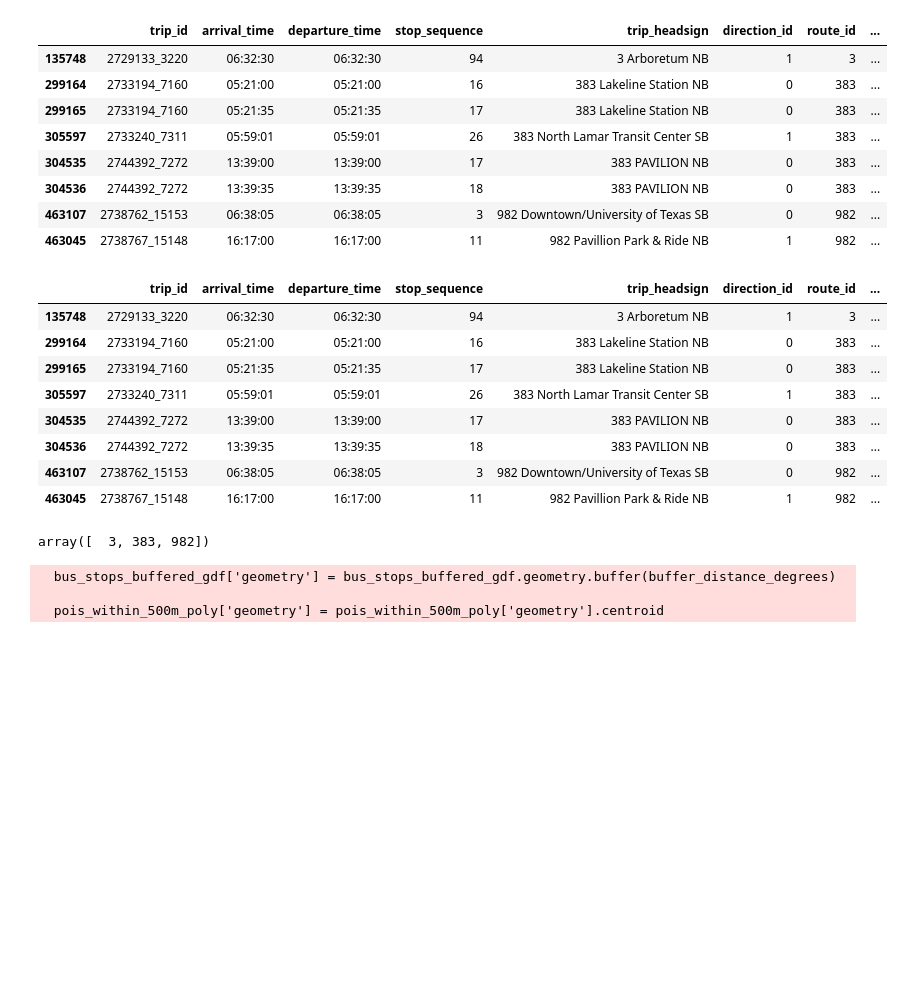
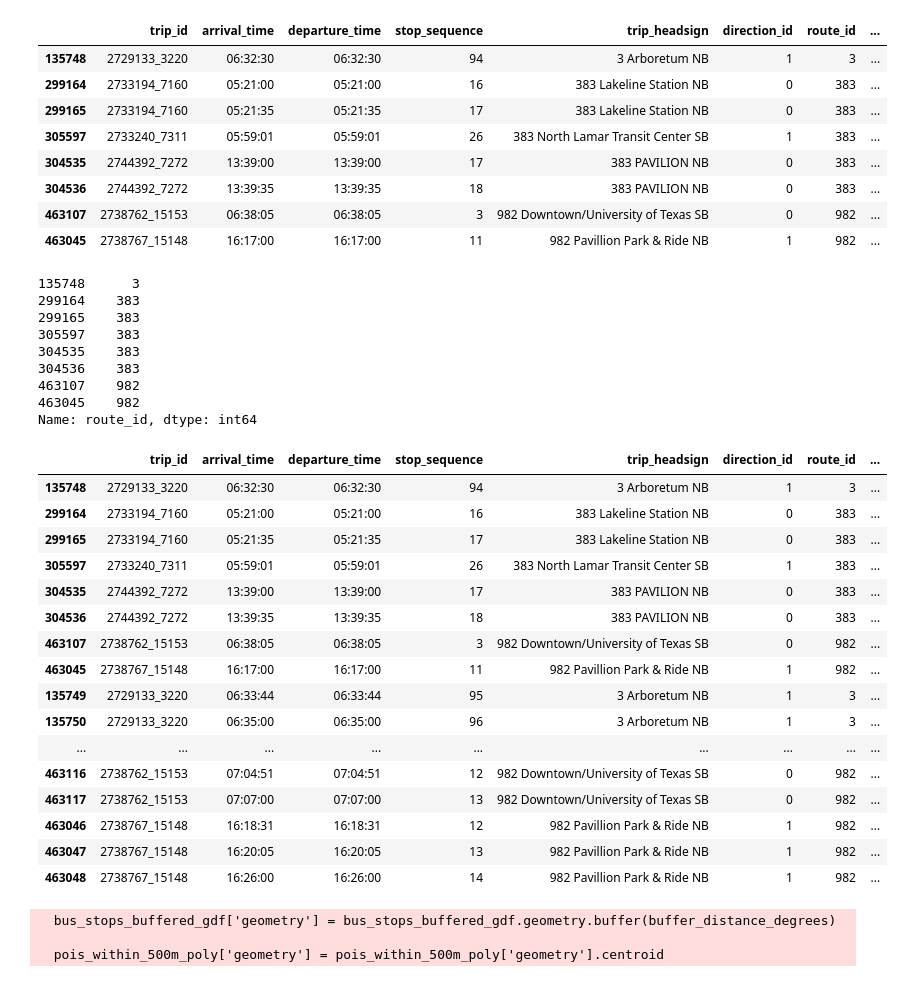
Before and after one commit to mmaliu97/onebus, a Jupyter notebook: GTFS1.ipynb, the cells around one changed output. Drawn from its saved outputs; the diff is of its cells as text; code cells hidden in the pictures; blank space fills up the shorter version.

```diff
--- a/GTFS1.ipynb
+++ b/GTFS1.ipynb
@@ -86,5 +86,7 @@ all_unique_stops = merged_df.drop_duplicates(subset=[
 # Extract unique bus stops with their coordinates and bus numbers
 # unique_stops_routes = merged_df[['route_id', 'stop_name', 'stop_lat', 'stop_lon']].drop_duplicates()
 # unique_stops = unique_stops_routes[[ 'stop_name', 'stop_lat', 'stop_lon']].drop_duplicates()
+all_unique_stops['is_express'] = all_unique_stops['route_id'] >= 900
+
 all_unique_stops.head()
 # %% [output]
@@ -237,23 +244,39 @@ for index,row in origin_stops.iterrows():
 
 subsequent_stops['origin stop'] = False
 # %%
-origin_stops
+origin_stops['route_id']
 # %% [output]
-|  | trip_id | arrival_time | departure_time | stop_sequence | trip_headsign | direction_id | route_id | ... |
-| 135748 | 2729133_3220 | 06:32:30 | 06:32:30 | 94 | 3 Arboretum NB | 1 | 3 | ... |
-| 299164 | 2733194_7160 | 05:21:00 | 05:21:00 | 16 | 383 Lakeline Station NB | 0 | 383 | ... |
-| 299165 | 2733194_7160 | 05:21:35 | 05:21:35 | 17 | 383 Lakeline Station NB | 0 | 383 | ... |
-| 305597 | 2733240_7311 | 05:59:01 | 05:59:01 | 26 | 383 North Lamar Transit Center SB | 1 | 383 | ... |
-| 304535 | 2744392_7272 | 13:39:00 | 13:39:00 | 17 | 383 PAVILION NB | 0 | 383 | ... |
-| 304536 | 2744392_7272 | 13:39:35 | 13:39:35 | 18 | 383 PAVILION NB | 0 | 383 | ... |
-| 463107 | 2738762_15153 | 06:38:05 | 06:38:05 | 3 | 982 Downtown/University of Texas SB | 0 | 982 | ... |
-| 463045 | 2738767_15148 | 16:17:00 | 16:17:00 | 11 | 982 Pavillion Park & Ride NB | 1 | 982 | ... |
+135748      3
+299164    383
+299165    383
+305597    383
+304535    383
+304536    383
+463107    982
+463045    982
+Name: route_id, dtype: int64
 # %%
 all_possible_stops = pd.concat([origin_stops,subsequent_stops])
 # %%
-all_possible_stops['route_id'].unique()
+all_possible_stops
 # %% [output]
-array([  3, 383, 982])
+|  | trip_id | arrival_time | departure_time | stop_sequence | trip_headsign | direction_id | route_id | ... |
+| 135748 | 2729133_3220 | 06:32:30 | 06:32:30 | 94 | 3 Arboretum NB | 1 | 3 | ... |
+| 299164 | 2733194_7160 | 05:21:00 | 05:21:00 | 16 | 383 Lakeline Station NB | 0 | 383 | ... |
+| 299165 | 2733194_7160 | 05:21:35 | 05:21:35 | 17 | 383 Lakeline Station NB | 0 | 383 | ... |
+| 305597 | 2733240_7311 | 05:59:01 | 05:59:01 | 26 | 383 North Lamar Transit Center SB | 1 | 383 | ... |
+| 304535 | 2744392_7272 | 13:39:00 | 13:39:00 | 17 | 383 PAVILION NB | 0 | 383 | ... |
+| 304536 | 2744392_7272 | 13:39:35 | 13:39:35 | 18 | 383 PAVILION NB | 0 | 383 | ... |
+| 463107 | 2738762_15153 | 06:38:05 | 06:38:05 | 3 | 982 Downtown/University of Texas SB | 0 | 982 | ... |
+| 463045 | 2738767_15148 | 16:17:00 | 16:17:00 | 11 | 982 Pavillion Park & Ride NB | 1 | 982 | ... |
+| 135749 | 2729133_3220 | 06:33:44 | 06:33:44 | 95 | 3 Arboretum NB | 1 | 3 | ... |
+| 135750 | 2729133_3220 | 06:35:00 | 06:35:00 | 96 | 3 Arboretum NB | 1 | 3 | ... |
+| ... | ... | ... | ... | ... | ... | ... | ... | ... |
+| 463116 | 2738762_15153 | 07:04:51 | 07:04:51 | 12 | 982 Downtown/University of Texas SB | 0 | 982 | ... |
+| 463117 | 2738762_15153 | 07:07:00 | 07:07:00 | 13 | 982 Downtown/University of Texas SB | 0 | 982 | ... |
+| 463046 | 2738767_15148 | 16:18:31 | 16:18:31 | 12 | 982 Pavillion Park & Ride NB | 1 | 982 | ... |
+| 463047 | 2738767_15148 | 16:20:05 | 16:20:05 | 13 | 982 Pavillion Park & Ride NB | 1 | 982 | ... |
+| 463048 | 2738767_15148 | 16:26:00 | 16:26:00 | 14 | 982 Pavillion Park & Ride NB | 1 | 982 | ... |
 # %%
 import math
 from shapely import wkt
```
Also changed, not shown: parts of 5 cells of this notebook, 4 other files.
